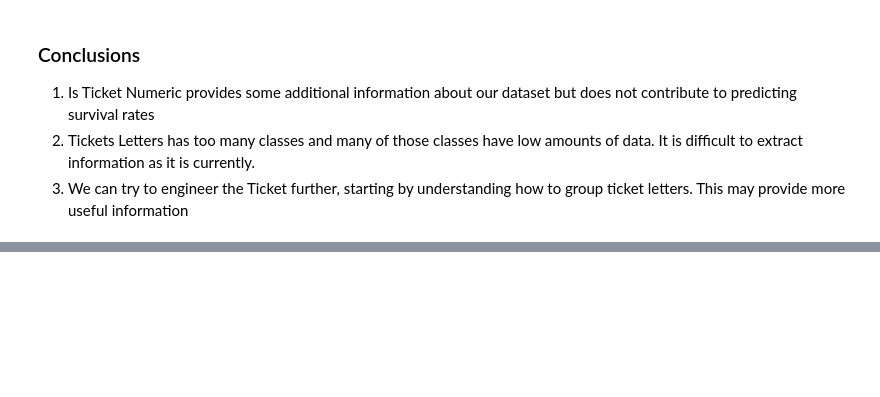
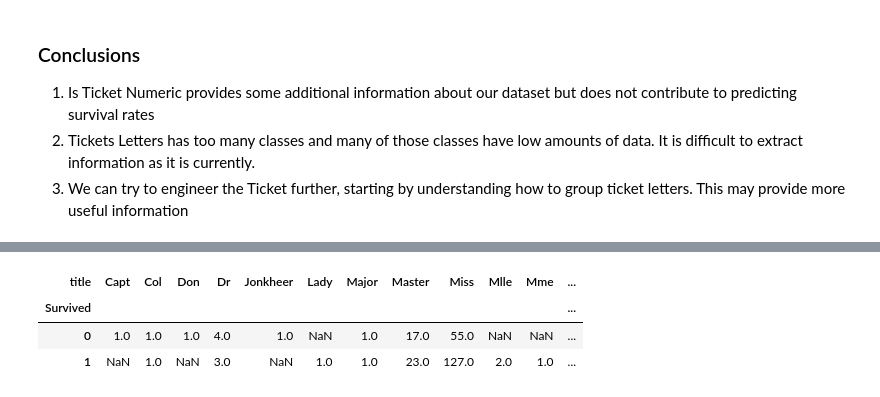
Before and after one commit to william-barros-costa/Kaggle---Titanic, a Jupyter notebook: titanic.ipynb, the cells around one changed output, grey strips where cells are left out. Cells and saved outputs as stored; diff of their text form; code cells hidden in the pictures; blank space fills up the shorter version.

```diff
--- a/titanic.ipynb
+++ b/titanic.ipynb
@@ -255,9 +255,9 @@ pd.pivot_table(training, index="Survived",
 
 - Cabin seems to influence survival rate so we should explore more possibilities around this metric.
 # %%
-first_letter_transformer = lambda x: str(x)[0]
+first_letter_map_function = lambda x: str(x)[0]
 
-training["cabin_letter"] = training.Cabin.apply(first_letter_transformer)
+training["cabin_letter"] = training.Cabin.apply(first_letter_map_function)
 
 training["cabin_letter"].value_counts()
 # %% [output]
@@ -302,9 +302,9 @@ PC 17612    1
 370376      1
 Name: Ticket, Length: 681, dtype: int64
 # %%
-is_numerical_transformer = lambda x: 1 if x.isnumeric() else 0
+is_numerical_map_function = lambda x: 1 if x.isnumeric() else 0
 
-training["is_ticket_numeric"] = training.Ticket.apply(is_numerical_transformer)
+training["is_ticket_numeric"] = training.Ticket.apply(is_numerical_map_function)
 
 training["is_ticket_numeric"].value_counts()
 # %% [output]
@@ -325,7 +325,7 @@ pd.pivot_table(training, index="Survived",
 
 1. The ticket being numeric or not seems to not affect survival rates (~38%)
 # %%
-def strip_ticket_name_transformer(x):
+def strip_ticket_name_map_function(x):
     divisions = x.split(" ")[:-1]
     not_a_string = len(divisions) <= 0
 
@@ -337,7 +337,7 @@ def strip_ticket_name_transformer(x):
     final_string = final_string.replace('/', '')
     return final_string.lower()
 
-training['ticket_letters'] = training.Ticket.apply(strip_ticket_name_transformer)
+training['ticket_letters'] = training.Ticket.apply(strip_ticket_name_map_function)
 training['ticket_letters'].value_counts()
 # %% [output]
 0            665
@@ -373,3 +373,9 @@ pd.pivot_table(training, index="Survived",
 1. Is Ticket Numeric provides some additional information about our dataset but does not contribute to predicting survival rates
 2. Tickets Letters has too many classes and many of those classes have low amounts of data. It is difficult to extract information as it is currently.
 3. We can try to engineer the Ticket further, starting by understanding how to group ticket letters. This may provide more useful information
+# %%
+extract_title_map_function = lambda x: x.split(", ")[1].split(".")[0].strip()
+
+training['title'] = training.Name.apply(extract_title_map_function)
+
+training.title.value_counts()
@@ -375,0 +401,9 @@ pd.pivot_table(training, index="Survived",
+# %%
+pd.pivot_table(training, index="Survived",
+    columns="title", values="Name", aggfunc="count"
+)
+# %% [output]
+| title | Capt | Col | Don | Dr | Jonkheer | Lady | Major | Master | Miss | Mlle | Mme | ... |
+| Survived |  |  |  |  |  |  |  |  |  |  |  | ... |
+| 0 | 1.0 | 1.0 | 1.0 | 4.0 | 1.0 | NaN | 1.0 | 17.0 | 55.0 | NaN | NaN | ... |
+| 1 | NaN | 1.0 | NaN | 3.0 | NaN | 1.0 | 1.0 | 23.0 | 127.0 | 2.0 | 1.0 | ... |
```
Also changed, not shown: parts of 3 cells of this notebook.
